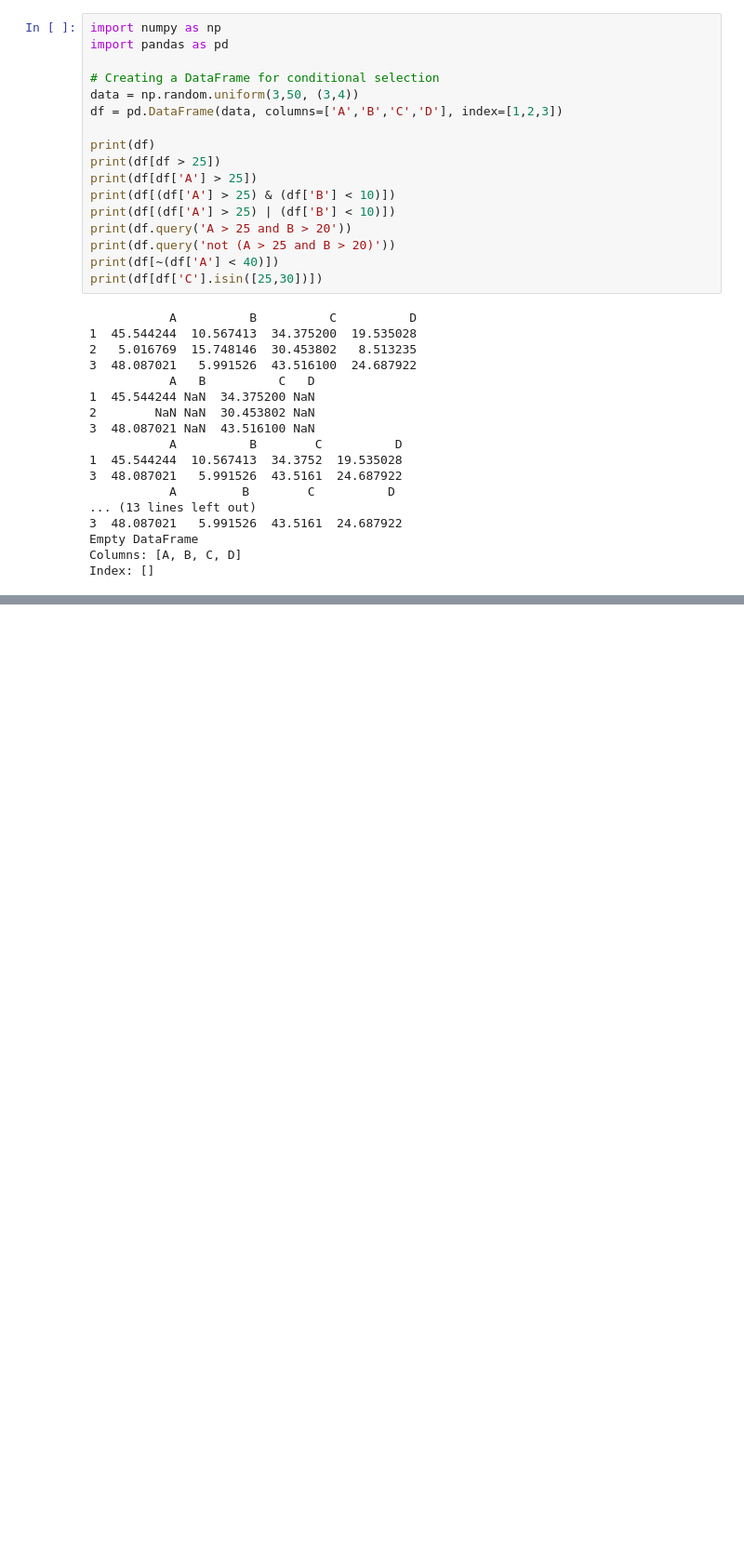
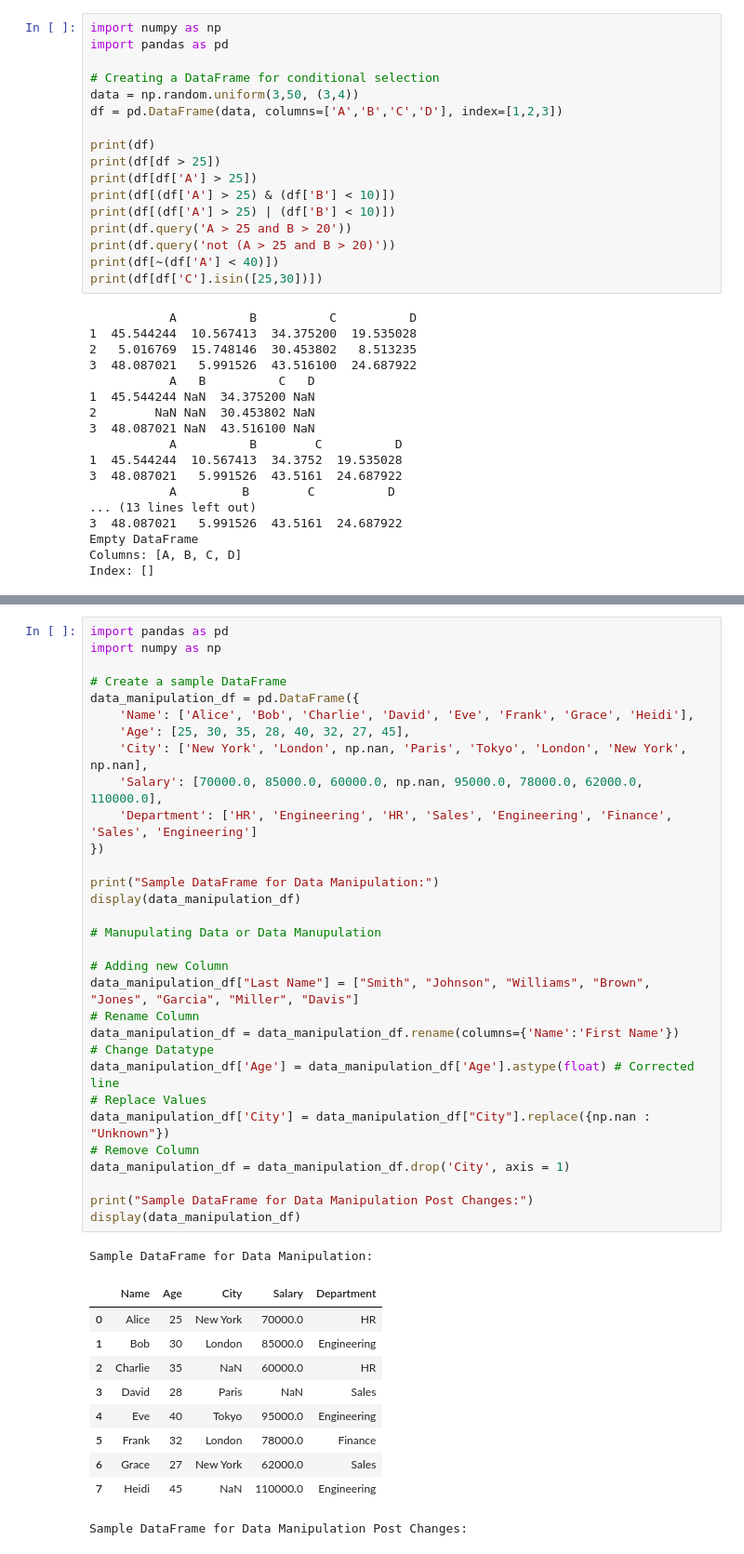
Before and after one commit to Arghyajyoti007/Pandas-Overview, a Jupyter notebook: Pandas_Overview.ipynb, the cells around one changed output, grey strips where cells are left out. Shown at 93% size. Cells and saved outputs as stored; diff of their text form; blank space fills up the shorter version.

```diff
--- a/Pandas_Overview.ipynb
+++ b/Pandas_Overview.ipynb
@@ -163,0 +173,43 @@ Index: []
+# %%
+import pandas as pd
+import numpy as np
+
+# Create a sample DataFrame
+data_manipulation_df = pd.DataFrame({
+    'Name': ['Alice', 'Bob', 'Charlie', 'David', 'Eve', 'Frank', 'Grace', 'Heidi'],
+    'Age': [25, 30, 35, 28, 40, 32, 27, 45],
+    'City': ['New York', 'London', np.nan, 'Paris', 'Tokyo', 'London', 'New York', np.nan],
+    'Salary': [70000.0, 85000.0, 60000.0, np.nan, 95000.0, 78000.0, 62000.0, 110000.0],
+    'Department': ['HR', 'Engineering', 'HR', 'Sales', 'Engineering', 'Finance', 'Sales', 'Engineering']
+})
+
+print("Sample DataFrame for Data Manipulation:")
+display(data_manipulation_df)
+
+# Manupulating Data or Data Manupulation
+
+# Adding new Column
+data_manipulation_df["Last Name"] = ["Smith", "Johnson", "Williams", "Brown", "Jones", "Garcia", "Miller", "Davis"]
+# Rename Column
+data_manipulation_df = data_manipulation_df.rename(columns={'Name':'First Name'})
+# Change Datatype
+data_manipulation_df['Age'] = data_manipulation_df['Age'].astype(float) # Corrected line
+# Replace Values
+data_manipulation_df['City'] = data_manipulation_df["City"].replace({np.nan : "Unknown"})
+# Remove Column
+data_manipulation_df = data_manipulation_df.drop('City', axis = 1)
+
+print("Sample DataFrame for Data Manipulation Post Changes:")
+display(data_manipulation_df)
+# %% [output]
+Sample DataFrame for Data Manipulation:
+|  | Name | Age | City | Salary | Department |
+| 0 | Alice | 25 | New York | 70000.0 | HR |
+| 1 | Bob | 30 | London | 85000.0 | Engineering |
+| 2 | Charlie | 35 | NaN | 60000.0 | HR |
+| 3 | David | 28 | Paris | NaN | Sales |
+| 4 | Eve | 40 | Tokyo | 95000.0 | Engineering |
+| 5 | Frank | 32 | London | 78000.0 | Finance |
+| 6 | Grace | 27 | New York | 62000.0 | Sales |
+| 7 | Heidi | 45 | NaN | 110000.0 | Engineering |
+Sample DataFrame for Data Manipulation Post Changes:
```
Also changed, not shown: parts of 4 cells of this notebook.
